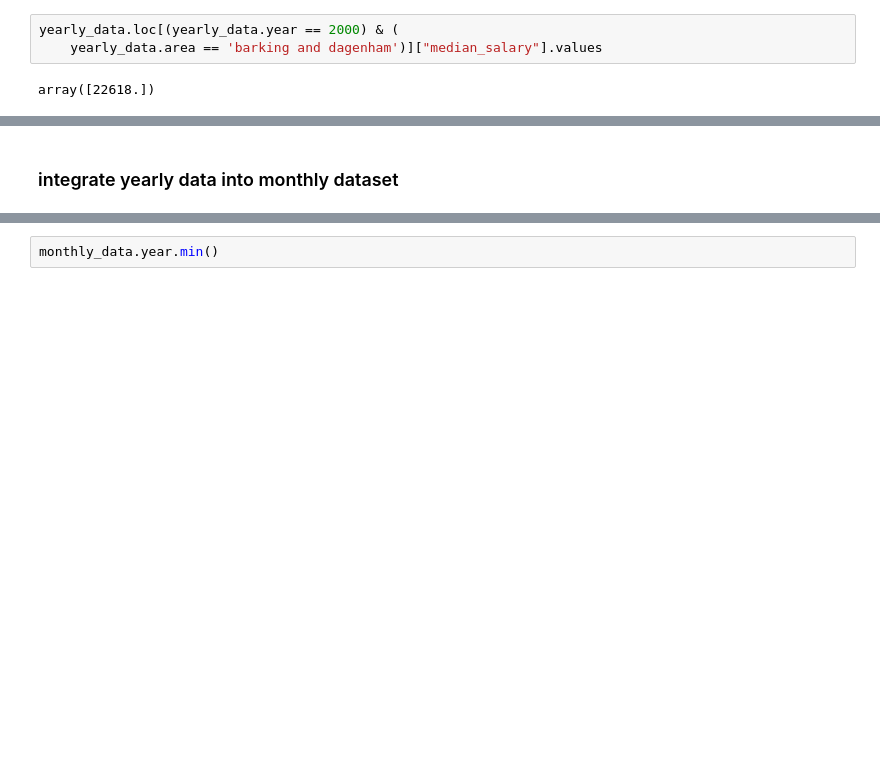
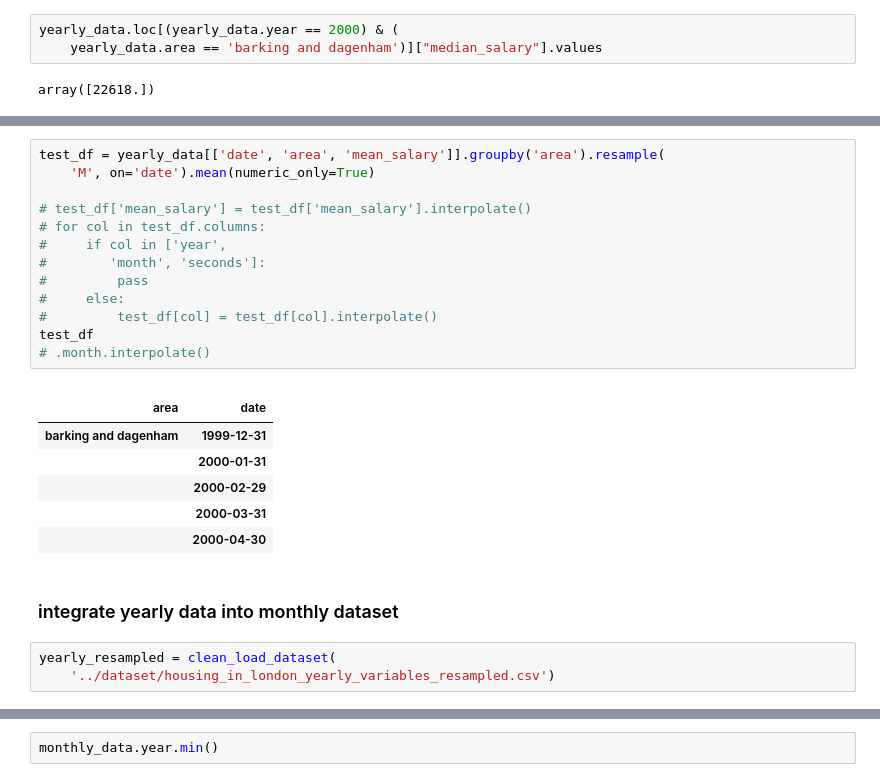
Before and after one commit to hlu109/math462_project, a Jupyter notebook: scripts/data_exploration.ipynb, the cells around one changed output, grey strips where cells are left out. Saved outputs shown, nothing was run; the diff lists cells and outputs as text; blank space fills up the shorter version.

```diff
--- a/scripts/data_exploration.ipynb
+++ b/scripts/data_exploration.ipynb
@@ -185,2 +212,26 @@ monthly_data.head()
+# %%
+test_df = yearly_data[['date', 'area', 'mean_salary']].groupby('area').resample(
+    'M', on='date').mean(numeric_only=True)
+
+# test_df['mean_salary'] = test_df['mean_salary'].interpolate()
+# for col in test_df.columns:
+#     if col in ['year',
+#        'month', 'seconds']:
+#         pass
+#     else:
+#         test_df[col] = test_df[col].interpolate()
+test_df
+# .month.interpolate()
+# %% [output]
+|  |  |
+| area | date |
+| barking and dagenham | 1999-12-31 |
+|  | 2000-01-31 |
+|  | 2000-02-29 |
+|  | 2000-03-31 |
+|  | 2000-04-30 |
 # %% [markdown]
 ### integrate yearly data into monthly dataset
+# %%
+yearly_resampled = clean_load_dataset(
+    '../dataset/housing_in_london_yearly_variables_resampled.csv')
```
Also changed, not shown: parts of 14 cells of this notebook, 7 other files.
